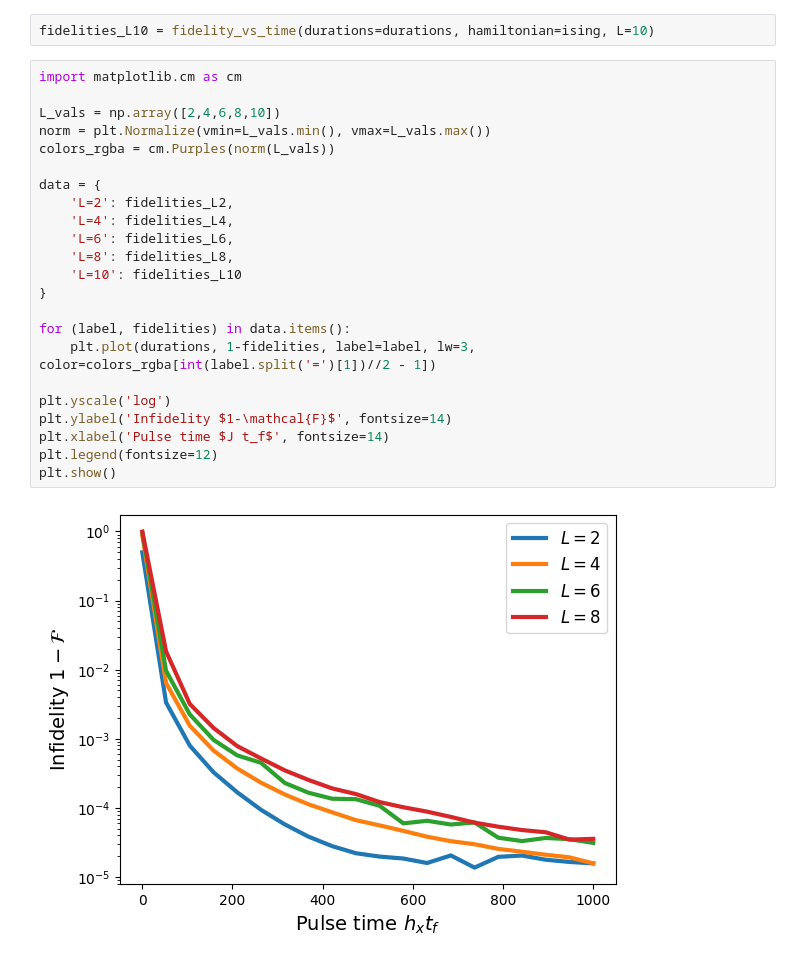
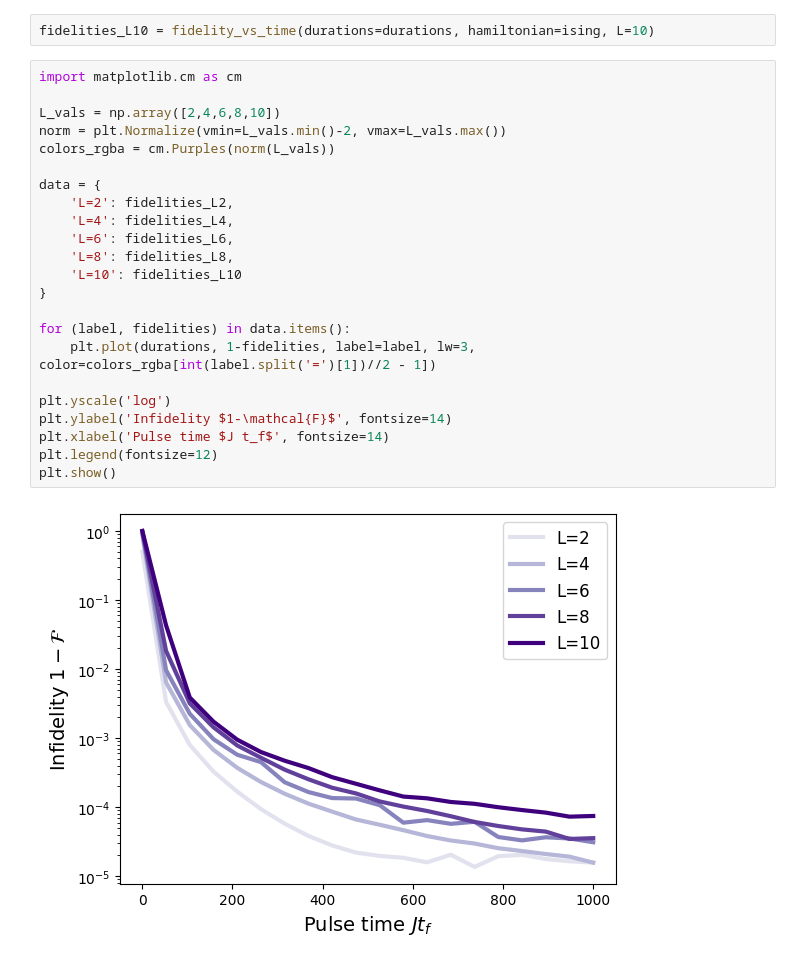
Before and after one commit to cventurameinersen/geodesiq-control, a Jupyter notebook: examples/many_body.ipynb, the cells around one changed output. Drawn from its saved outputs; the diff is of its cells as text.

```diff
--- a/examples/many_body.ipynb
+++ b/examples/many_body.ipynb
@@ -94,25 +94,25 @@ fidelities_L10 = fidelity_vs_time(durations=durations, hamiltonian=ising, L=10)
 # %%
 import matplotlib.cm as cm
 
 L_vals = np.array([2,4,6,8,10])
-norm = plt.Normalize(vmin=L_vals.min(), vmax=L_vals.max())
+norm = plt.Normalize(vmin=L_vals.min()-2, vmax=L_vals.max())
 colors_rgba = cm.Purples(norm(L_vals))
 
 data = {
     'L=2': fidelities_L2,
     'L=4': fidelities_L4,
     'L=6': fidelities_L6,
     'L=8': fidelities_L8,
     'L=10': fidelities_L10
 }
 
 for (label, fidelities) in data.items():
     plt.plot(durations, 1-fidelities, label=label, lw=3, color=colors_rgba[int(label.split('=')[1])//2 - 1])
 
 plt.yscale('log')
 plt.ylabel('Infidelity $1-\mathcal{F}$', fontsize=14)
 plt.xlabel('Pulse time $J t_f$', fontsize=14)
 plt.legend(fontsize=12)
 plt.show()
 # %% [output]
-[figure, old version]
+[figure, new version]
```
